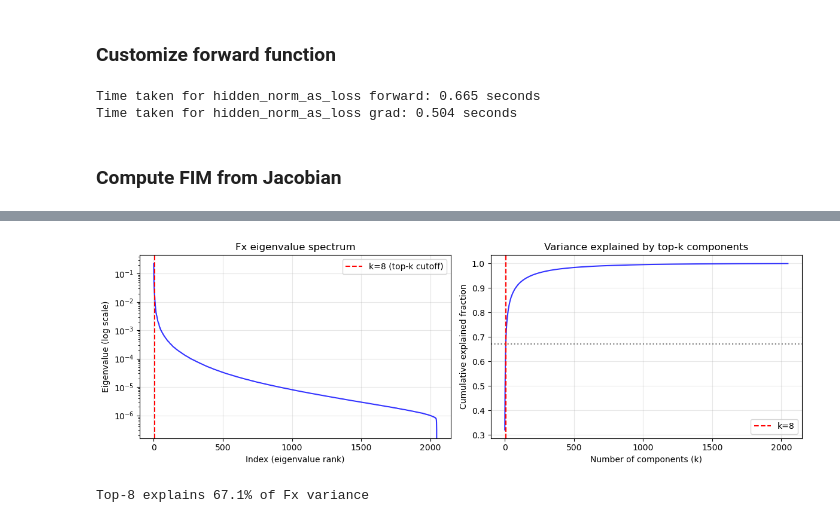
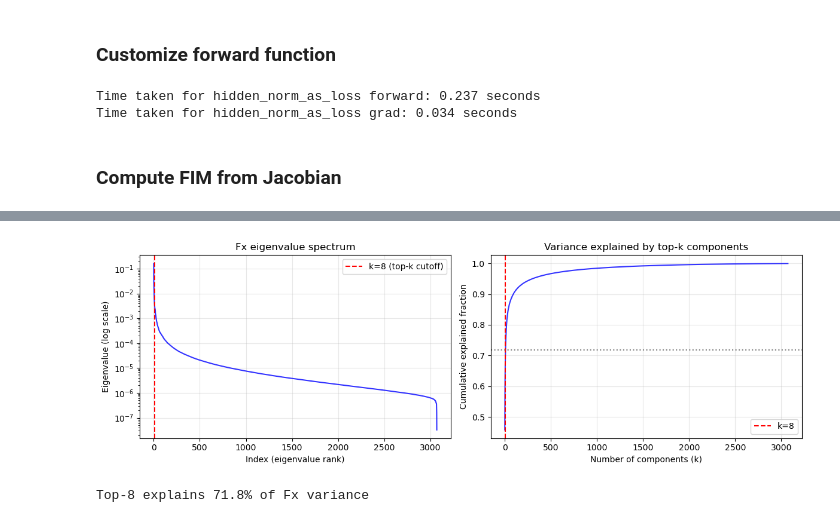
Before and after one commit to AntonioLiu97/JacobianScopes, a Jupyter notebook: Fisher_Temperature_Scopes_Principal_Fisher.ipynb, the cells around one changed output, grey strips where cells are left out. Saved outputs shown, nothing was run; the diff lists cells and outputs as text; code cells hidden in the pictures.

Commit message:
fix faster fisher

```diff
--- a/Fisher_Temperature_Scopes_Principal_Fisher.ipynb
+++ b/Fisher_Temperature_Scopes_Principal_Fisher.ipynb
@@ -23,7 +23,7 @@ import JCBScope_utils
 
 # Move to GPU with optimal dtype
 device = torch.device('cuda' if torch.cuda.is_available() else 'cpu')
-device = "cpu"
+# device = "cpu"
 
 from matplotlib.colors import Normalize as Norm, LogNorm as Log_Norm
 
@@ -34,21 +34,24 @@ import matplotlib as mpl
 # %% [markdown]
 ### Set input strings
 # %%
+### Pad inputs with BOS tokens
 front_pad = 2
 back_pad = 0
 
-system_prompt = "You are an expert of verse-to-verse translation. "
+# system_prompt = "You are an expert of verse-to-verse translation. "
+# system_prompt = "You are a smart and knowledgeable AI system designed for verse-to-verse translation. "
+system_prompt = ""
 # %%
-### Pad inputs with BOS tokens
-front_pad = 2
+
 
 ### Dante
-# string = "Italiano: Ma quando tu sarai nel dolce mondo, priegoti ch'a la mente altrui mi rechi: English: But when you have returned to the sweet world, I pray you bring me to men's memory"
+# string = "Italiano: Ma quando tu sarai nel dolce mondo, priegoti ch'a la mente altrui mi rechi. English: But when you have returned to the sweet world, I pray you bring"
+# string = "Italiano: Ma quando tu sarai nel dolce mondo, priegoti ch'a la mente altrui mi rechi. English: But when you have returned to the sweet world"
 
 ### Trilingual translations
 # string = "Italian: Buon pomeriggio, i miei colleghi ricercatori. English: Good afternoon, my fellow researchers"
-string = "German: Dies ist ein Aufsatz über kausale Zuschreibung. English: This is a paper on causal attribution"
-# string = "French: Nous l'appelons lentille jacobienne. English: We call it Jacobian Scope"
+# string = "German: Dies ist ein Aufsatz über kausale Zuschreibung. English: This is a paper on causal attribution"
+string = "French: Nous l'appelons lentille jacobienne. English: We call it Jacobian Scope"
 
 ### Skip delimiters for time-series data
 skip_delimiters = False
@@ -70,8 +73,8 @@ gc.collect()
 # %%
 # Load the tokenizer and model
 
-model_name = "meta-llama/Llama-3.2-1B"
-# model_name = "meta-llama/Llama-3.2-3B"
+# model_name = "meta-llama/Llama-3.2-1B"
+model_name = "meta-llama/Llama-3.2-3B"
 # model_name = "meta-llama/Llama-2-7b-chat-hf"
 
 if device == "cpu":
@@ -82,4 +85,4 @@ else:
     tokenizer = AutoTokenizer.from_pretrained(model_name, device_map="auto")
     model = AutoModelForCausalLM.from_pretrained(model_name, device_map="auto")
 
-model.eval();
+model.eval()
@@ -216,8 +237,8 @@ if full_Jacobian and not use_low_rank_fisher:
     grads = torch.cat(grads_list, dim=0)
     probed_Jacobian = grads.detach().cpu().swapaxes(0, 1) # n_token, n_probe, dim
 # %% [output]
-Time taken for hidden_norm_as_loss forward: 0.665 seconds
-Time taken for hidden_norm_as_loss grad: 0.504 seconds
+Time taken for hidden_norm_as_loss forward: 0.237 seconds
+Time taken for hidden_norm_as_loss grad: 0.034 seconds
 # %%
 if full_Jacobian and not use_low_rank_fisher:
     probed_Jacobian = grads.detach().cpu().swapaxes(0, 1)  # n_token, n_probe, dim
@@ -265,14 +286,16 @@ logits_t = logits[t].to(model.device)  # [V]
 with torch.no_grad():
     Fx = fisher_hidden_from_logits_and_W(logits_t, W, chunk_size=8192)  # [2048,2048]
 
-    # Eigendecomposition of symmetric Fx: Fx = U @ diag(eigvals) @ U^T
-    # eigh returns eigenvalues in ascending order
-    start_eigh = time.time()
-    eigvals, U_full = torch.linalg.eigh(Fx)
-    end_eigh = time.time()
-    print(f"torch.linalg.eigh took {end_eigh - start_eigh:.4f} seconds")
-    eigvals = eigvals.cpu().numpy()
-    U_full = U_full.to(Fx.device)  # [d, d], columns are eigenvectors
+    # SVD of symmetric Fx: Fx = U @ diag(S) @ V^T. For symmetric Fx, U columns = eigenvectors, S = eigenvalues
+    # Run SVD on CPU (faster than GPU for 2048x2048; avoids kernel launch overhead)
+    orig_device = Fx.device
+    Fx_cpu = Fx.float().contiguous().cpu()
+    start_svd = time.time()
+    U_full, eigvals, _ = torch.linalg.svd(Fx_cpu)  # U, S, Vh on CPU
+    end_svd = time.time()
+    print(f"torch.linalg.svd (CPU) took {end_svd - start_svd:.4f} seconds")
+    eigvals = eigvals.numpy()  # already descending, stay on CPU
+    U_full = U_full.to(orig_device)  # [d, d], columns are eigenvectors; move back for downstream
 
 # --- Plot spectrum of Fx for choosing k ---
 fig, axes = plt.subplots(1, 2, figsize=(12, 4))
@@ -311,5 +334,5 @@ torch.linalg.eigh took 0.1536 seconds
-[figure, old version]
+[figure, new version]
-Top-8 explains 67.1% of Fx variance
+Top-8 explains 71.8% of Fx variance
 # %%
 
 
```
Also changed, not shown: parts of 10 cells of this notebook, 2 other files.
